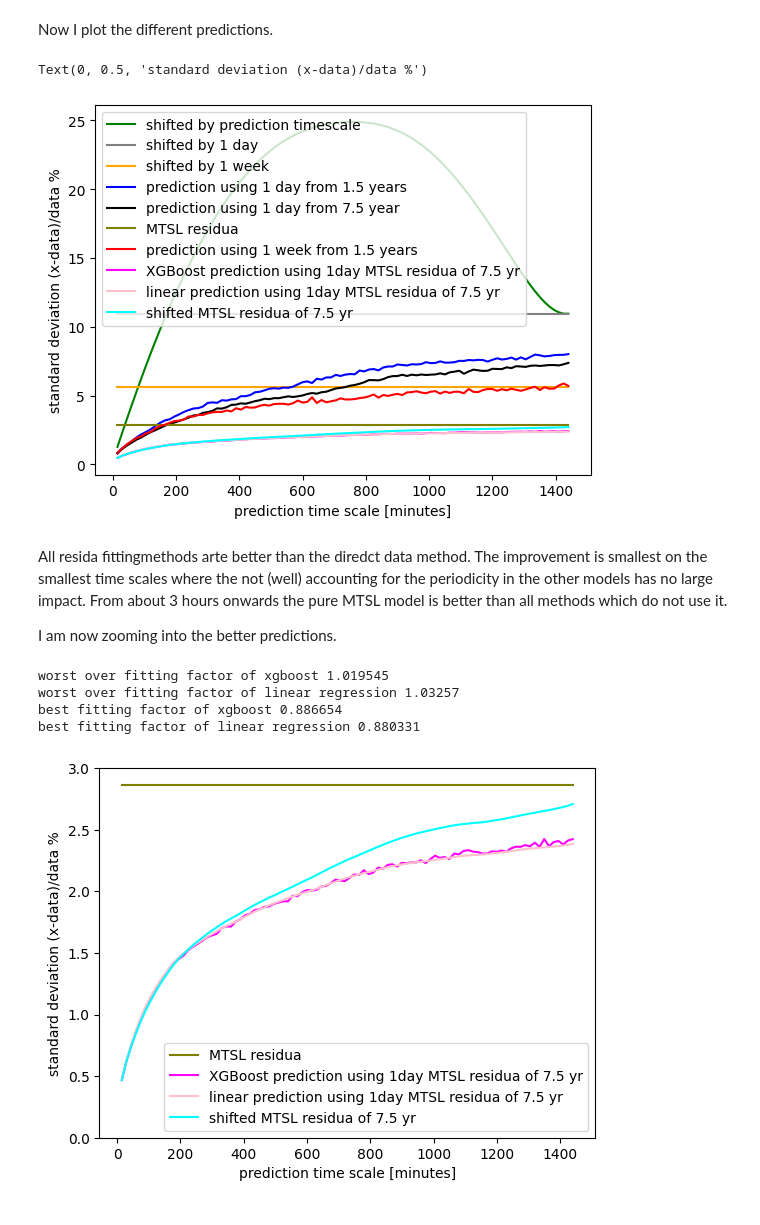
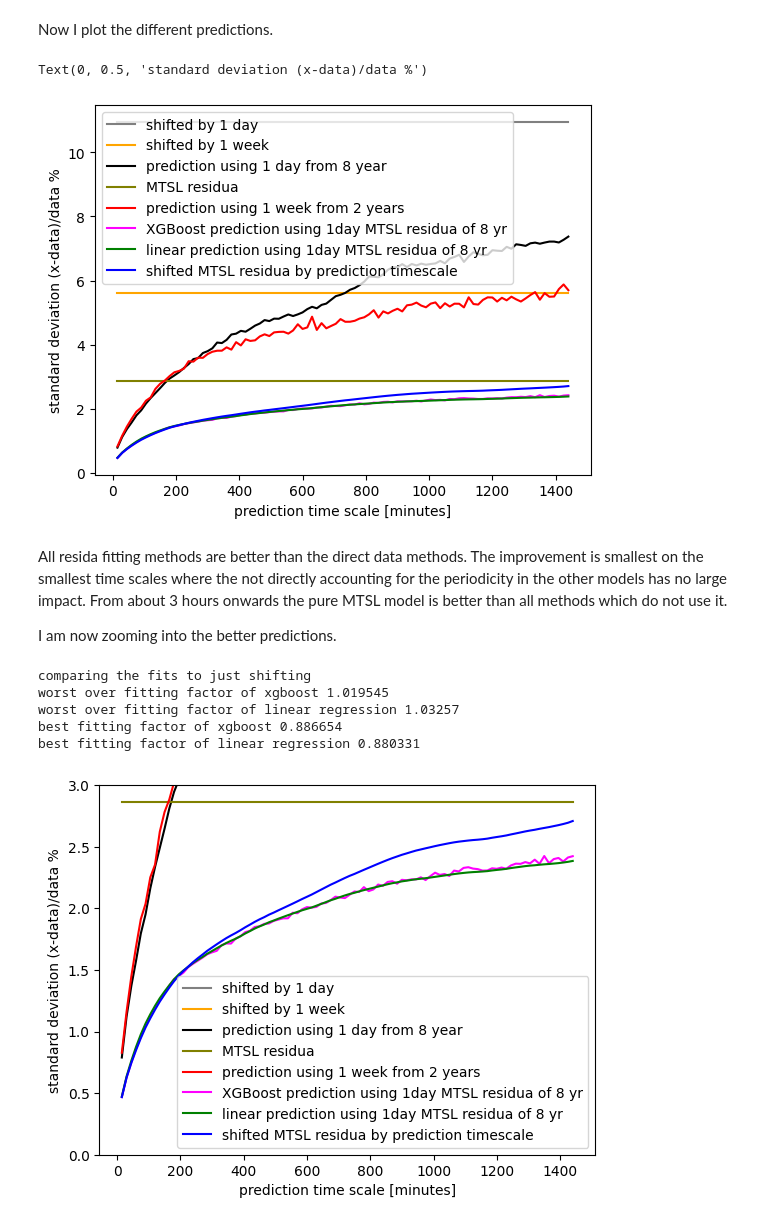
Before and after one commit to tkfritz/energy-timeseries, a Jupyter notebook: consumption_prediction.ipynb, the cells around one changed output. Cells and saved outputs as stored; diff of their text form; code cells hidden in the pictures.

```diff
--- a/consumption_prediction.ipynb
+++ b/consumption_prediction.ipynb
@@ -482,7 +489,0 @@ modelms = MSTL(power_train, periods=(24*4, 24 * 7*4,int(365.25*24*4)), stl_kwarg
-# %%
-with open(path+'mstl_v1.pkl', 'rb') as f:
-    # unpickle
-    mstl1 = pickle.load(f)
-seasonal = mstl1.seasonal # contains 3 seasonal components
-trend = mstl1.trend
-residual = mstl1.resid
@@ -733,6 +620,0 @@ Now I am loading the different fits.
-# %%
-resf2=np.loadtxt(path+"xgb_1week_v1b.txt")
-resf=np.loadtxt(path+"xgb_1day_v1.txt")
-resf8=np.loadtxt(path+'xgb_1day_8yr_v1.txt')
-resfm=np.loadtxt(path+'xgb_1day_8yr_mtsl_residua_v1.txt')
-resfl=np.loadtxt('linear_1day_8yr_mtsl_residua_v1.txt')
@@ -739,45 +641,53 @@ resfl=np.loadtxt('linear_1day_8yr_mtsl_residua_v1.txt')
 # %% [markdown]
 Now I plot the different predictions.
 # %%
-plt.plot(pred_from_2years[0],100*pred_from_2years[1]/pred_from_2years[3],'-',ms=1,color='green',label='shifted by prediction timescale')
+pred_from_2yearsweek=np.loadtxt("xgb_1week_v1.txt")
+resf=np.loadtxt("xgb_1day_v1.txt")
+pred_from_8years=np.loadtxt('xgb_1day_8year_v1.txt')
+#resfm=np.loadtxt(path+'xgb_1day_8yr_mtsl_residua_v1.txt')
+resli=np.loadtxt('lin_residua_1day_v1.txt')
+resx=np.loadtxt('xgb_residua_1day_v1.txt')
 plt.plot(pred_from_2years[0],0*pred_from_2years[1]+100*np.std(shift_1day-y_test)/np.mean(y_test),'-',ms=1,color='gray',label='shifted by 1 day')
 plt.plot(pred_from_2years[0],0*pred_from_2years[1]+100*np.std(shift_1week-y_test)/np.mean(y_test),'-',ms=1,color='orange',label='shifted by 1 week')
-plt.plot(pred_from_2years[0],100*pred_from_2years[2]/pred_from_2years[3],'-',ms=1,color='blue',label='prediction using 1 day from 1.5 years')
-plt.plot(pred_from_8years[0],100*pred_from_8years[2]/pred_from_8years[3],'-',ms=1,color='black',label='prediction using 1 day from 7.5 year')
-plt.plot(pred_from_2years[0],0*pred_from_2years[1]+100*np.std(residual2_test)/np.mean(power_test),'-',ms=1,color='olive', label='MTSL residua')
-plt.plot(pred_from_2yearsweek[0],100*pred_from_2yearsweek[2]/pred_from_2years[3],'-',ms=1,color='red',label='prediction using 1 week from 1.5 years')
-plt.plot(resfm[0],100*resfm[2]/resf[3],'-',ms=1,color='magenta',label='XGBoost prediction using 1day MTSL residua of 7.5 yr')
-plt.plot(resfl[0],100*resfl[2]/resf[3],'-',ms=1,color='pink',label='linear prediction using 1day MTSL residua of 7.5 yr')
-plt.plot(resfm[0],100*resfm[1]/resf[3],'-',ms=1,color='cyan',label='shifted MTSL residua of 7.5 yr')
+plt.plot(pred_from_8years[0],100*pred_from_8years[2]/pred_from_8years[3],'-',ms=1,color='black',label='prediction using 1 day from 8 year')
+plt.plot(pred_from_2years[0],0*pred_from_2years[1]+100*np.std(residual2_test)/np.mean(y_test),'-',ms=1,color='olive', label='MTSL residua')
+plt.plot(pred_from_2yearsweek[0],100*pred_from_2yearsweek[2]/pred_from_2years[3],'-',ms=1,color='red',label='prediction using 1 week from 2 years')
+plt.plot(resfm[0],100*resx[2]/resf[3],'-',ms=1,color='magenta',label='XGBoost prediction using 1day MTSL residua of 8 yr')
+plt.plot(resli[0],100*resli[2]/resf[3],'-',ms=1,color='green',label='linear prediction using 1day MTSL residua of 8 yr')
+plt.plot(resfm[0],100*resx[1]/resf[3],'-',ms=1,color='blue',label='shifted MTSL residua by prediction timescale')
 plt.legend(loc="best")
 plt.xlabel("prediction time scale [minutes]")
 plt.ylabel("standard deviation (x-data)/data %")
 # %% [output]
 Text(0, 0.5, 'standard deviation (x-data)/data %')
-[figure, old version]
+[figure, new version]
 # %% [markdown]
-All resida fittingmethods arte better than the diredct data method.
-The improvement is smallest on the smallest time scales where the not (well) accounting for the periodicity in the
-other models has no large impact. From about 3 hours onwards the pure MTSL model is better than all methods which do not use it.
+All resida fitting methods are better than the direct data methods.  The improvement is smallest on the smallest time scales where the not directly accounting for the periodicity in the other models has no large impact. From about 3 hours onwards the pure MTSL model is better than all methods which do not use it.
 
 I am now zooming into the better predictions.
 # %%
-plt.plot(pred_from_2years[0],0*pred_from_2years[1]+100*np.std(residual2_test)/np.mean(power_test),'-',color='olive', label='MTSL residua')
-plt.plot(resfm[0],100*resfm[2]/resf[3],'-',ms=1,color='magenta',label='XGBoost prediction using 1day MTSL residua of 7.5 yr')
-plt.plot(resfl[0],100*resfl[2]/resf[3],'-',ms=1,color='pink',label='linear prediction using 1day MTSL residua of 7.5 yr')
-plt.plot(resfm[0],100*resfm[1]/resf[3],'-',ms=1,color='cyan',label='shifted MTSL residua of 7.5 yr')
+plt.plot(pred_from_2years[0],0*pred_from_2years[1]+100*np.std(shift_1day-y_test)/np.mean(y_test),'-',ms=1,color='gray',label='shifted by 1 day')
+plt.plot(pred_from_2years[0],0*pred_from_2years[1]+100*np.std(shift_1week-y_test)/np.mean(y_test),'-',ms=1,color='orange',label='shifted by 1 week')
+plt.plot(pred_from_8years[0],100*pred_from_8years[2]/pred_from_8years[3],'-',ms=1,color='black',label='prediction using 1 day from 8 year')
+plt.plot(pred_from_2years[0],0*pred_from_2years[1]+100*np.std(residual2_test)/np.mean(y_test),'-',ms=1,color='olive', label='MTSL residua')
+plt.plot(pred_from_2yearsweek[0],100*pred_from_2yearsweek[2]/pred_from_2years[3],'-',ms=1,color='red',label='prediction using 1 week from 2 years')
+plt.plot(resfm[0],100*resx[2]/resf[3],'-',ms=1,color='magenta',label='XGBoost prediction using 1day MTSL residua of 8 yr')
+plt.plot(resli[0],100*resli[2]/resf[3],'-',ms=1,color='green',label='linear prediction using 1day MTSL residua of 8 yr')
+plt.plot(resfm[0],100*resx[1]/resf[3],'-',ms=1,color='blue',label='shifted MTSL residua by prediction timescale')
 plt.legend(loc="best")
 plt.xlabel("prediction time scale [minutes]")
 plt.ylabel("standard deviation (x-data)/data %")
 plt.ylim(0,3)
-print(f"worst over fitting factor of xgboost {round(max(resfm[2]/resfm[1]),6)}")
-print(f"worst over fitting factor of linear regression {round(max(resfl[2]/resfl[1]),6)}")
-print(f"best fitting factor of xgboost {round(min(resfm[2]/resfm[1]),6)}")
-print(f"best fitting factor of linear regression {round(min(resfl[2]/resfl[1]),6)}")
+print("comparing the fits to just shifting")
+print(f"worst over fitting factor of xgboost {round(max(resx[2]/resx[1]),6)}")
+print(f"worst over fitting factor of linear regression {round(max(resli[2]/resli[1]),6)}")
+print(f"best fitting factor of xgboost {round(min(resx[2]/resx[1]),6)}")
+print(f"best fitting factor of linear regression {round(min(resli[2]/resli[1]),6)}")
 # %% [output]
+comparing the fits to just shifting
 worst over fitting factor of xgboost 1.019545
 worst over fitting factor of linear regression 1.03257
 best fitting factor of xgboost 0.886654
 best fitting factor of linear regression 0.880331
-[figure, old version]
+[figure, new version]
 # %% [markdown]
```
Also changed, not shown: parts of 40 cells of this notebook.
